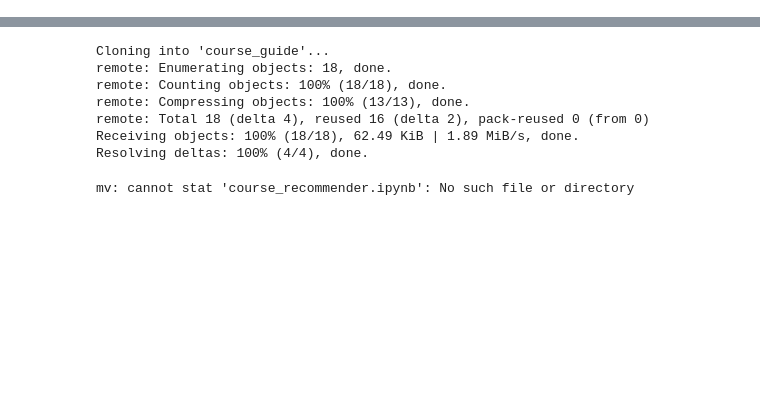
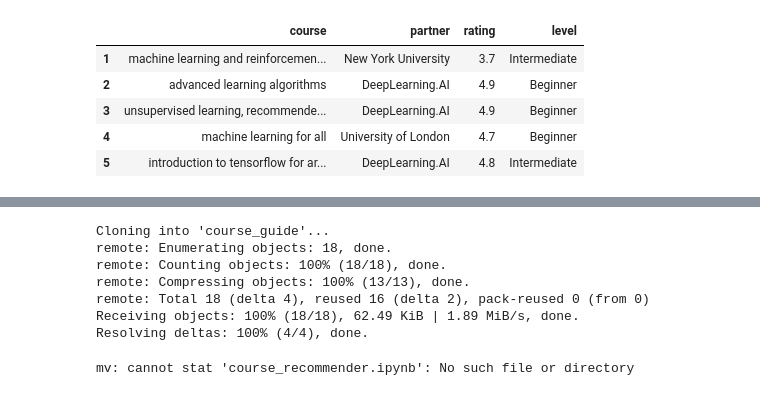
Before and after one commit to Jolsina/course_guide, a Jupyter notebook: course_recommender.ipynb, the cells around one changed output, grey strips where cells are left out. Cells and saved outputs as stored; diff of their text form; code cells hidden in the pictures; blank space fills up the shorter version.

```diff
--- a/course_recommender.ipynb
+++ b/course_recommender.ipynb
@@ -217,3 +261,12 @@ recommend_courses("machine")
+# %%
+recommend_courses("Machine Learning")
+# %% [output]
+|  | course | partner | rating | level |
+| 1 | machine learning and reinforcemen... | New York University | 3.7 | Intermediate |
+| 2 | advanced learning algorithms | DeepLearning.AI | 4.9 | Beginner |
+| 3 | unsupervised learning, recommende... | DeepLearning.AI | 4.9 | Beginner |
+| 4 | machine learning for all | University of London | 4.7 | Beginner |
+| 5 | introduction to tensorflow for ar... | DeepLearning.AI | 4.8 | Intermediate |
 # %%
 recommend_courses("operating system")
 # %% [output]
```
Also changed, not shown: parts of 22 cells of this notebook, 3 other files.
